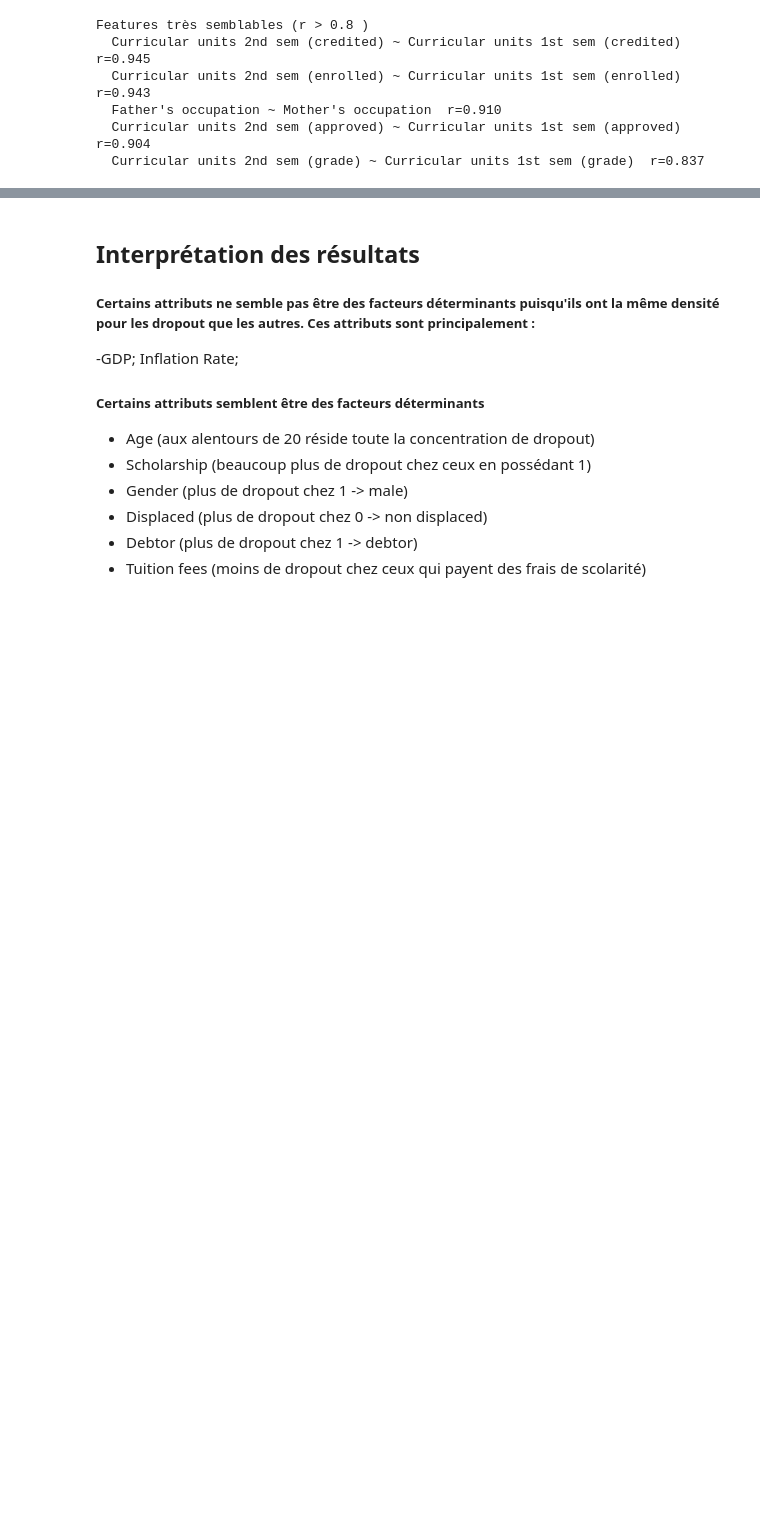
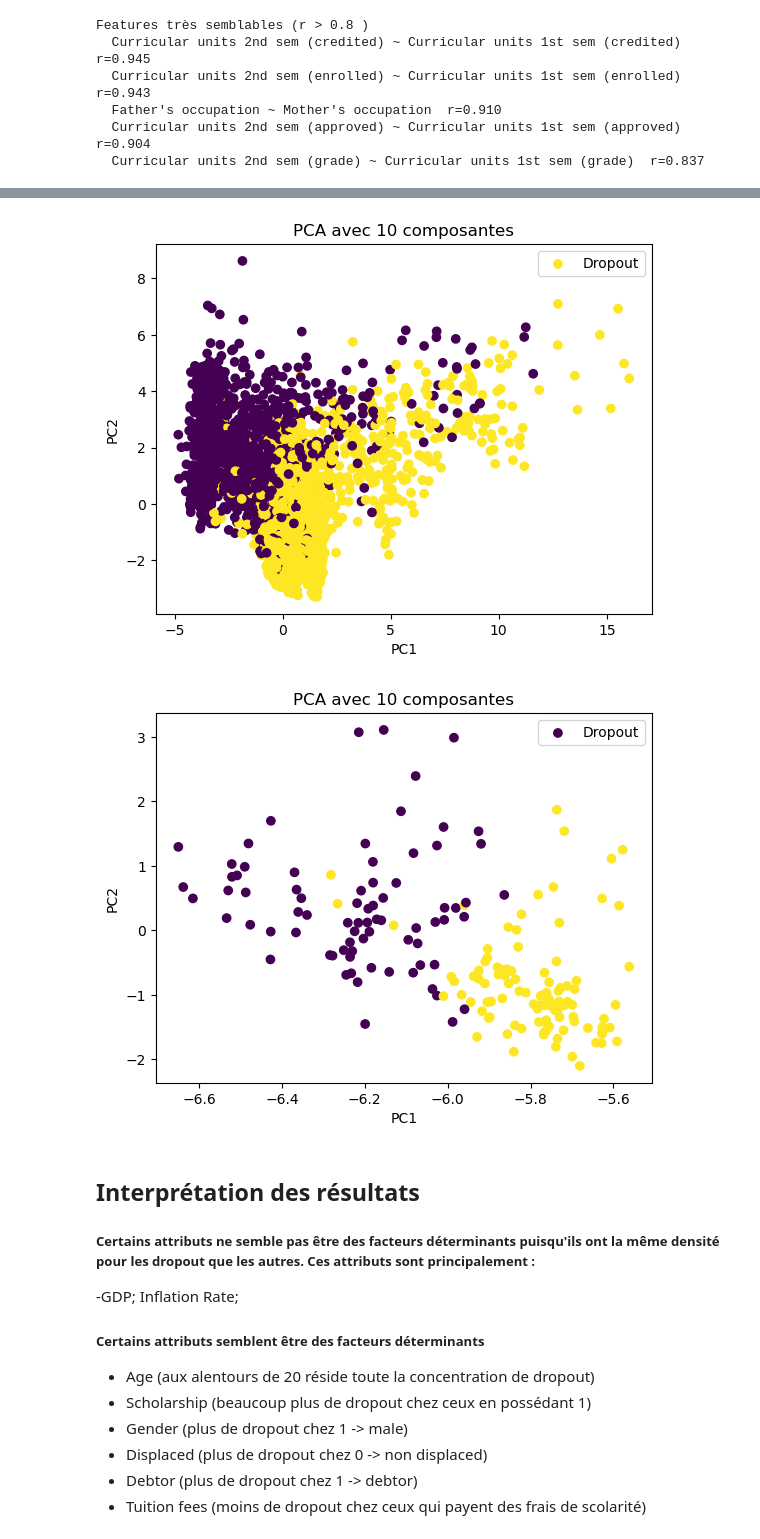
Before and after one commit to WiredMind2/Machine-Learning, a Jupyter notebook: notebook.ipynb, the cells around one changed output, grey strips where cells are left out. Cells and saved outputs as stored; diff of their text form; code cells hidden in the pictures; blank space fills up the shorter version.

```diff
--- a/notebook.ipynb
+++ b/notebook.ipynb
@@ -113,3 +126,33 @@ for attribute in data.columns:
+# %%
+from pandas import DataFrame
+
+
+pca = decomposition.PCA(n_components=2)
+pca.fit(scaled_data_all)
+data2 = pca.transform(scaled_data_all)
+data2 = pd.DataFrame(data2, columns=[f'PC{i+1}' for i in range(2)])
+data3main: DataFrame = data2.loc[data2['PC1'] > -5, :]
+data3sub: DataFrame = data2.loc[data2['PC1'] <= -5, :]
+target3main = data_target.loc[data3main.index]
+target3sub = data_target.loc[data3sub.index]
+
+plt.scatter(data3main['PC1'], data3main['PC2'], c=target3main)
+plt.legend(['Dropout', 'Graduate/Enrolled'])
+plt.title(f'PCA avec {size} composantes')
+plt.xlabel('PC1')
+plt.ylabel('PC2')
+plt.show()
+
+
+plt.scatter(data3sub['PC1'], data3sub['PC2'], c=target3sub)
+plt.legend(['Dropout', 'Graduate/Enrolled'])
+plt.title(f'PCA avec {size} composantes')
+plt.xlabel('PC1')
+plt.ylabel('PC2')
+plt.show()
+# %% [output]
+[figure, added]
+[figure, added]
 # %% [markdown]
 ## Interprétation des résultats
 
```
Also changed, not shown: parts of 15 cells of this notebook.
